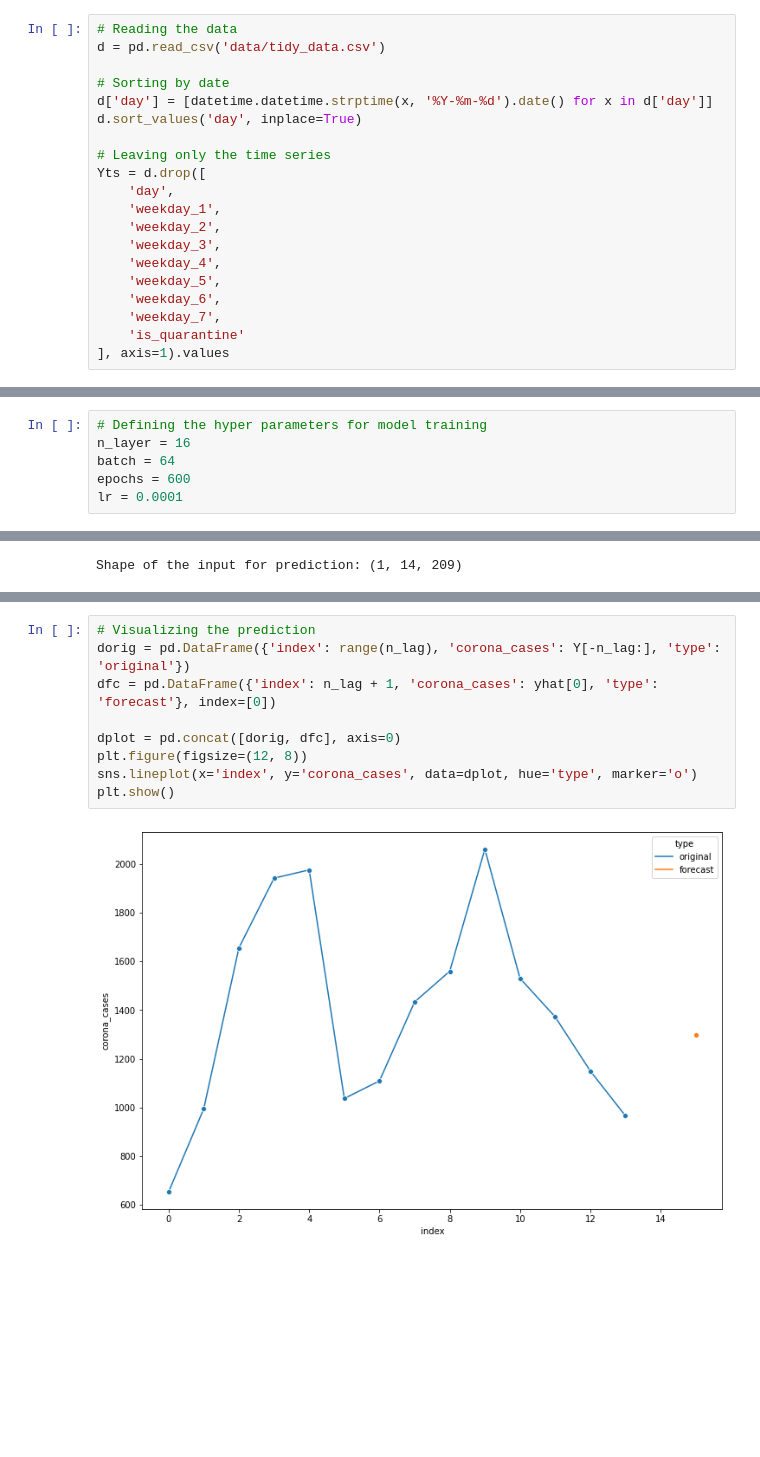
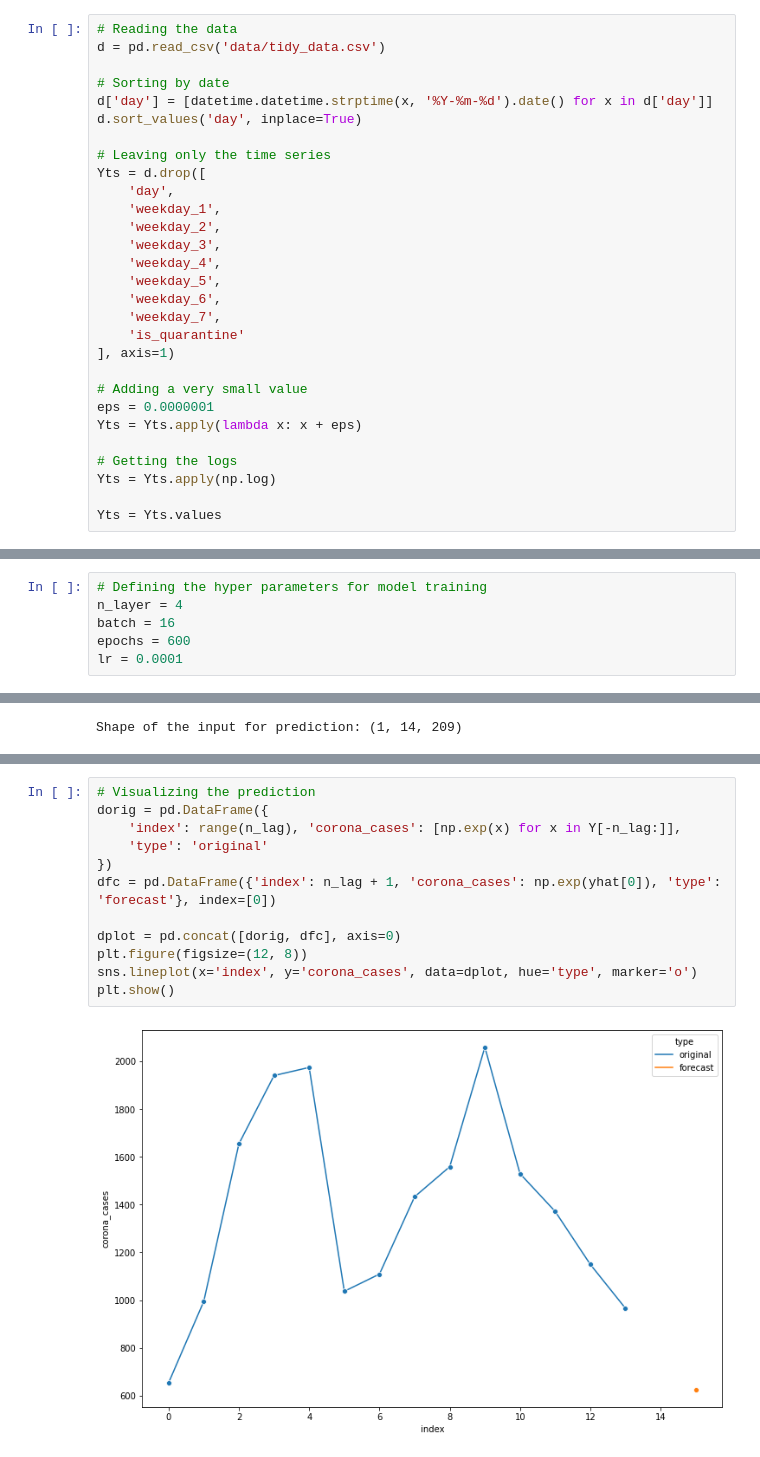
Before and after one commit to Eligijus112/covid19-Lithuania, a Jupyter notebook: LSTM series.ipynb, the cells around one changed output, grey strips where cells are left out. Drawn from its saved outputs; the diff is of its cells as text; blank space fills up the shorter version.

```diff
--- a/LSTM series.ipynb
+++ b/LSTM series.ipynb
@@ -77,7 +77,16 @@ Yts = d.drop([
     'weekday_6',
     'weekday_7',
     'is_quarantine'
-], axis=1).values
+], axis=1)
+
+# Adding a very small value
+eps = 0.0000001
+Yts = Yts.apply(lambda x: x + eps)
+
+# Getting the logs
+Yts = Yts.apply(np.log)
+
+Yts = Yts.values
 # %%
 # Defining the lag
 n_lag = 14
@@ -135,7 +144,7 @@ Mean of validation values: 1162.6666666666667
 # %%
 # Defining the hyper parameters for model training
-n_layer = 16
-batch = 64
+n_layer = 4
+batch = 16
 epochs = 600
 lr = 0.0001
 # %%
@@ -268,11 +277,14 @@ Prediction: [1297.867]
 # %%
 # Visualizing the prediction
-dorig = pd.DataFrame({'index': range(n_lag), 'corona_cases': Y[-n_lag:], 'type': 'original'})
-dfc = pd.DataFrame({'index': n_lag + 1, 'corona_cases': yhat[0], 'type': 'forecast'}, index=[0])
+dorig = pd.DataFrame({
+    'index': range(n_lag), 'corona_cases': [np.exp(x) for x in Y[-n_lag:]],
+    'type': 'original'
+})
+dfc = pd.DataFrame({'index': n_lag + 1, 'corona_cases': np.exp(yhat[0]), 'type': 'forecast'}, index=[0])
 
 dplot = pd.concat([dorig, dfc], axis=0)
 plt.figure(figsize=(12, 8))
 sns.lineplot(x='index', y='corona_cases', data=dplot, hue='type', marker='o')
 plt.show()
 # %% [output]
-[figure, old version]
+[figure, new version]
```
Also changed, not shown: parts of 8 cells of this notebook.
